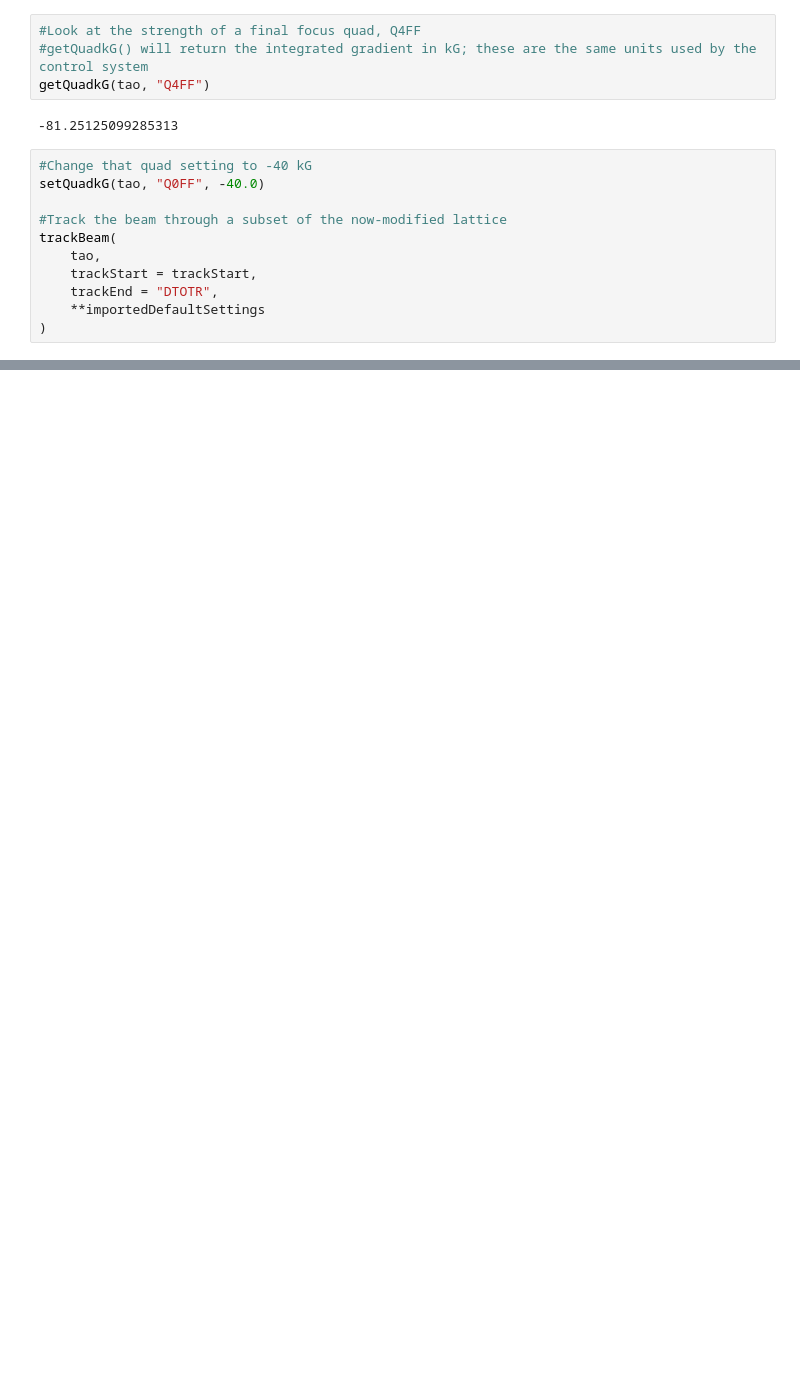
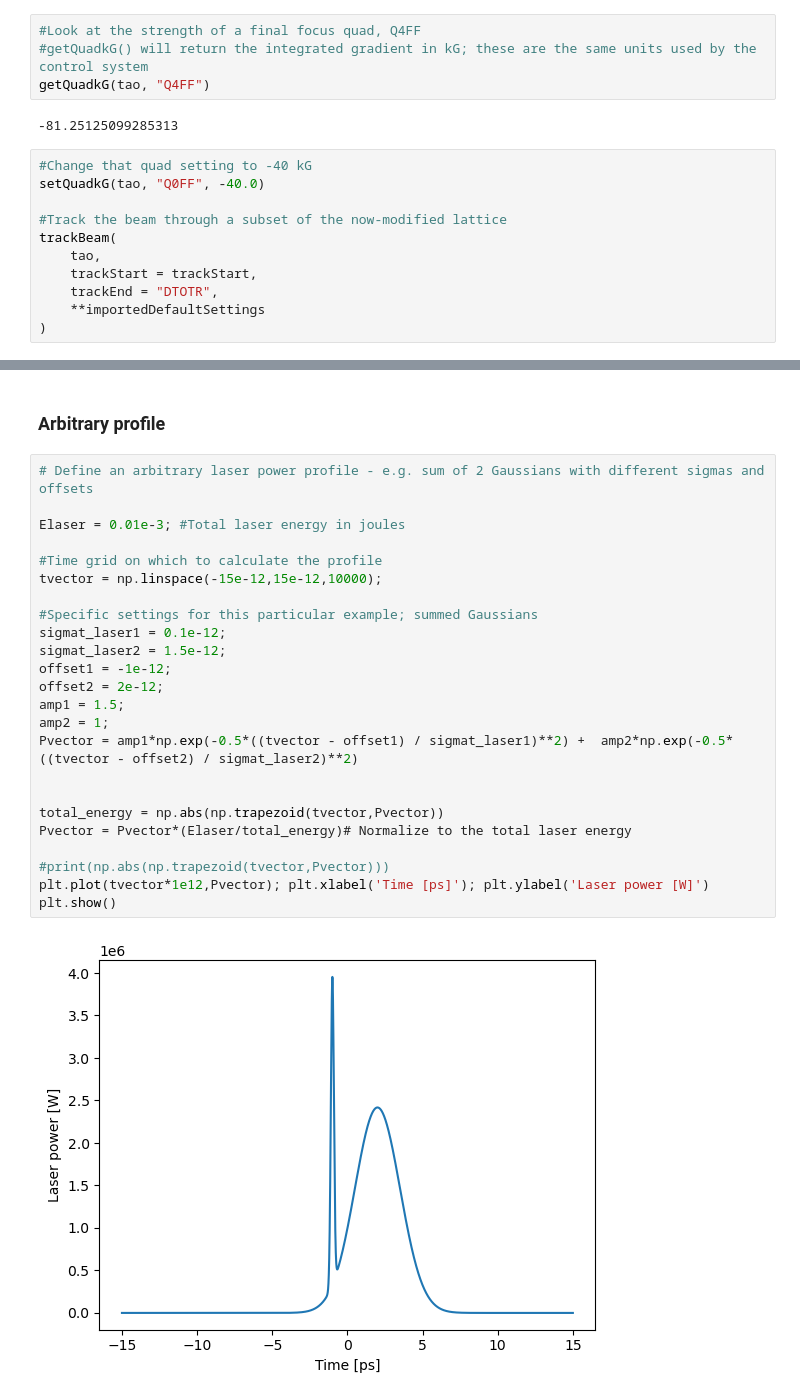
Before and after one commit to slaclab/FACET2-Bmad-PyTao, a Jupyter notebook: Example - Basic introduction.ipynb, the cells around one changed output, grey strips where cells are left out. Drawn from its saved outputs; the diff is of its cells as text; blank space fills up the shorter version.

```diff
--- a/Example - Basic introduction.ipynb
+++ b/Example - Basic introduction.ipynb
@@ -216,0 +277,28 @@ display(plotMod(P, 'x', 'y',  bins=200));
+# %% [markdown]
+### Arbitrary profile
+# %%
+# Define an arbitrary laser power profile - e.g. sum of 2 Gaussians with different sigmas and offsets
+
+Elaser = 0.01e-3; #Total laser energy in joules
+
+#Time grid on which to calculate the profile
+tvector = np.linspace(-15e-12,15e-12,10000);
+
+#Specific settings for this particular example; summed Gaussians
+sigmat_laser1 = 0.1e-12;
+sigmat_laser2 = 1.5e-12;
+offset1 = -1e-12;
+offset2 = 2e-12;
+amp1 = 1.5;
+amp2 = 1;
+Pvector = amp1*np.exp(-0.5*((tvector - offset1) / sigmat_laser1)**2) +  amp2*np.exp(-0.5*((tvector - offset2) / sigmat_laser2)**2)
+
+
+total_energy = np.abs(np.trapezoid(tvector,Pvector))
+Pvector = Pvector*(Elaser/total_energy)# Normalize to the total laser energy
+
+#print(np.abs(np.trapezoid(tvector,Pvector)))
+plt.plot(tvector*1e12,Pvector); plt.xlabel('Time [ps]'); plt.ylabel('Laser power [W]')
+plt.show()
+# %% [output]
+[figure, added]
```
Also changed, not shown: parts of 13 cells of this notebook, 10 other files.
